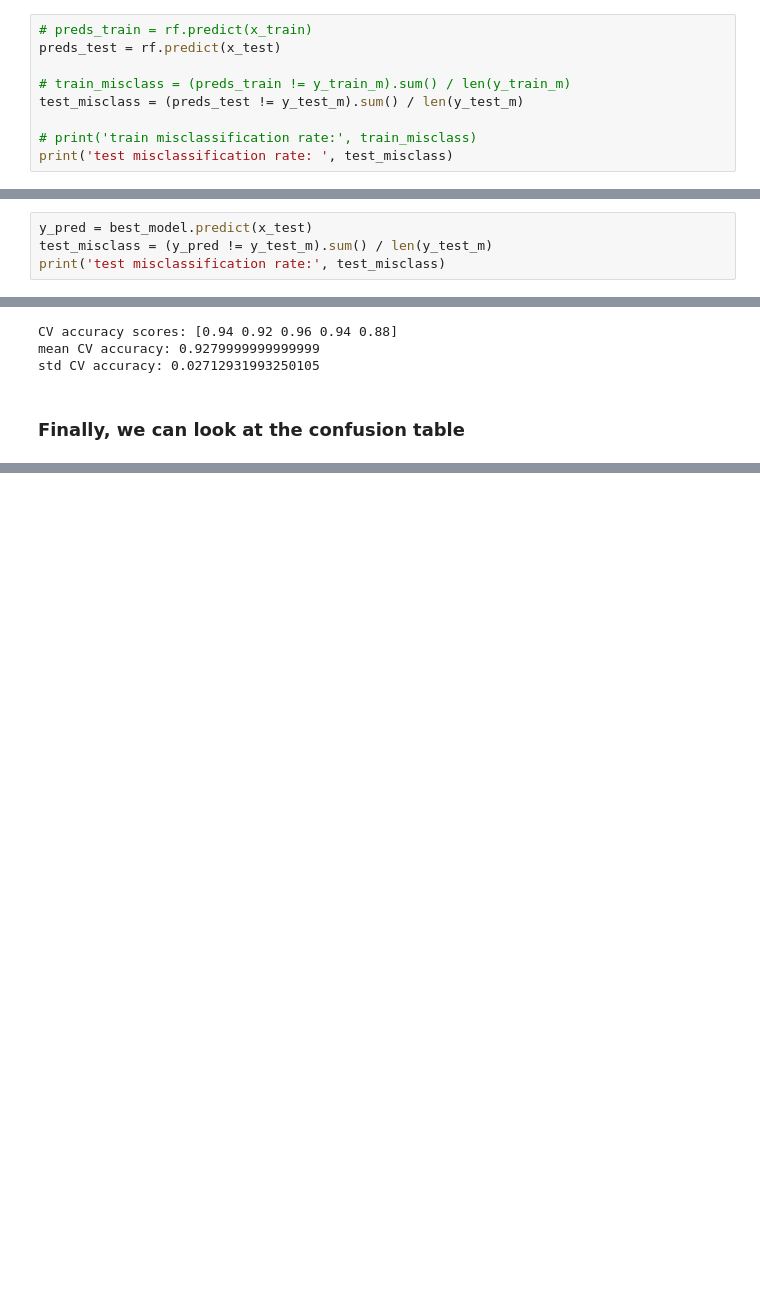
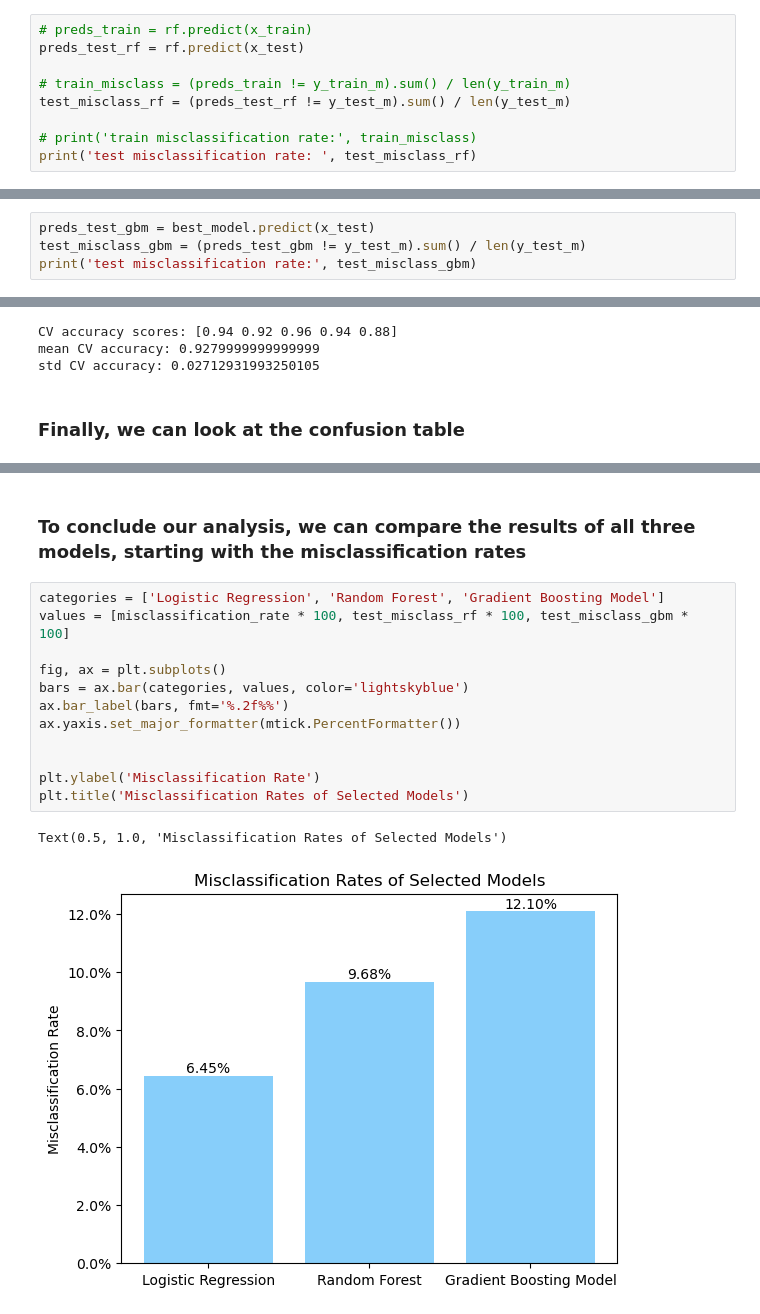
Before and after one commit to ehowells/2600-final-project, a Jupyter notebook: final_project.ipynb, the cells around one changed output, grey strips where cells are left out. Saved outputs shown, nothing was run; the diff lists cells and outputs as text; blank space fills up the shorter version.

```diff
--- a/final_project.ipynb
+++ b/final_project.ipynb
@@ -315,13 +327,13 @@ test log loss:  0.444106930856206
 ### We can also analyze the misclassification rate
 # %%
 # preds_train = rf.predict(x_train)
-preds_test = rf.predict(x_test)
+preds_test_rf = rf.predict(x_test)
 
 # train_misclass = (preds_train != y_train_m).sum() / len(y_train_m)
-test_misclass = (preds_test != y_test_m).sum() / len(y_test_m)
+test_misclass_rf = (preds_test_rf != y_test_m).sum() / len(y_test_m)
 
 # print('train misclassification rate:', train_misclass)
-print('test misclassification rate: ', test_misclass)
+print('test misclassification rate: ', test_misclass_rf)
 # %% [output]
 test misclassification rate:  0.0967741935483871
 # %% [markdown]
@@ -451,9 +463,9 @@ print(best_params)
 Loaded precomputed GridSearchCV results.
 {'learning_rate': 0.05, 'max_depth': 2, 'min_samples_leaf': 2, 'n_estimators': 25, 'subsample': 1}
 # %%
-y_pred = best_model.predict(x_test)
-test_misclass = (y_pred != y_test_m).sum() / len(y_test_m)
-print('test misclassification rate:', test_misclass)
+preds_test_gbm = best_model.predict(x_test)
+test_misclass_gbm = (preds_test_gbm != y_test_m).sum() / len(y_test_m)
+print('test misclassification rate:', test_misclass_gbm)
 # %% [output]
 test misclassification rate: 0.12096774193548387
 # %% [markdown]
@@ -477,3 +489,20 @@ confusion_table(y_pred, y_test_m)
 | Insomnia | 18 | 2 | 2 |
 | None | 0 | 70 | 2 |
 | Sleep Apnea | 7 | 2 | 21 |
+# %% [markdown]
+### To conclude our analysis, we can compare the results of all three models, starting with the misclassification rates
+# %%
+categories = ['Logistic Regression', 'Random Forest', 'Gradient Boosting Model']
+values = [misclassification_rate * 100, test_misclass_rf * 100, test_misclass_gbm * 100]
+
+fig, ax = plt.subplots()
+bars = ax.bar(categories, values, color='lightskyblue')
+ax.bar_label(bars, fmt='%.2f%%')
+ax.yaxis.set_major_formatter(mtick.PercentFormatter())
+
+
+plt.ylabel('Misclassification Rate')
+plt.title('Misclassification Rates of Selected Models')
+# %% [output]
+Text(0.5, 1.0, 'Misclassification Rates of Selected Models')
+[figure, added]
```
Also changed, not shown: parts of 9 cells of this notebook, 1 other file.
